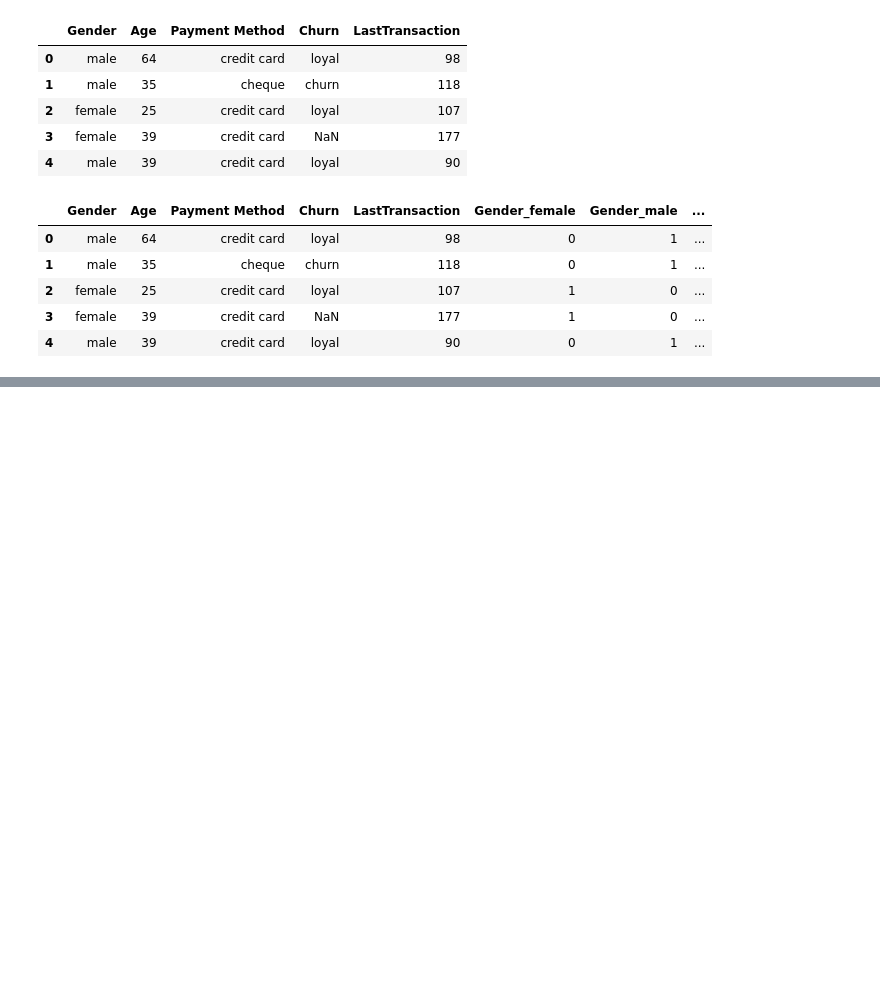
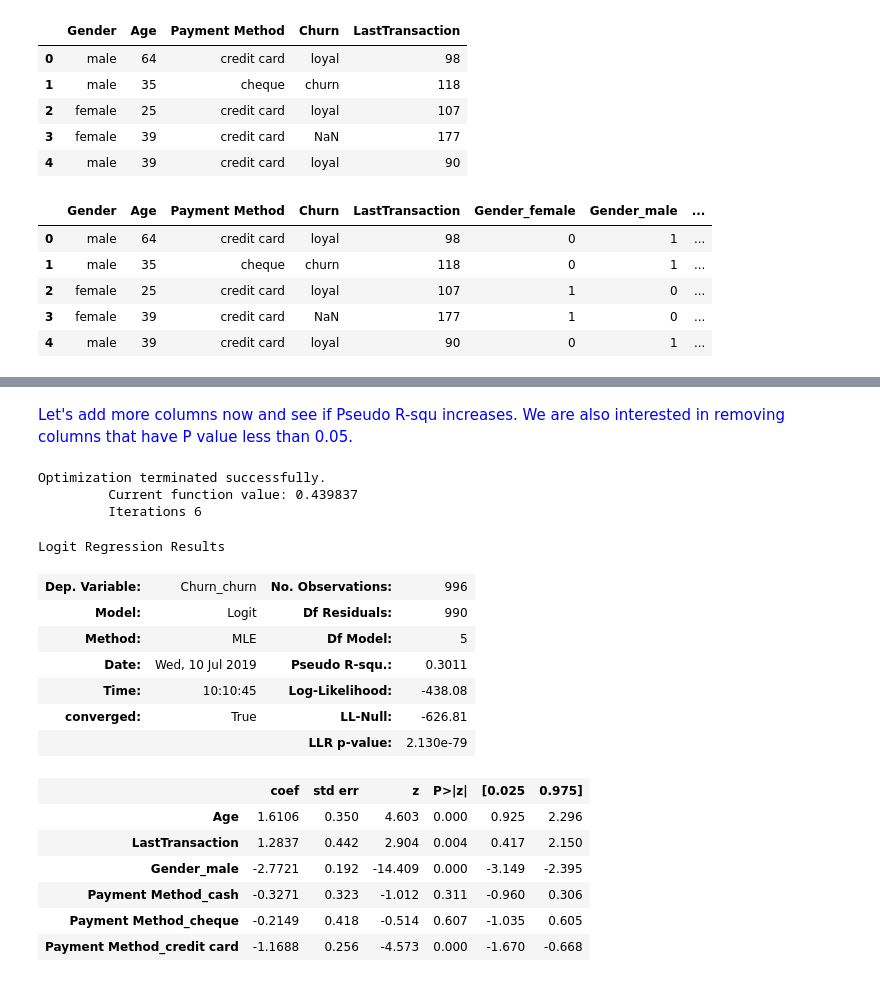
Before and after one commit to awaiskaleem/OsloMet_GroupGitHub, a Jupyter notebook: Workshop 5 - Machine Learners.ipynb, the cells around one changed output, grey strips where cells are left out. Cells and saved outputs as stored; diff of their text form; code cells hidden in the pictures; blank space fills up the shorter version.

```diff
--- a/Workshop 5 - Machine Learners.ipynb
+++ b/Workshop 5 - Machine Learners.ipynb
@@ -120,0 +135,23 @@ array([[0.90900427, 0.09099573],
+# %% [markdown]
+<font color = blue>Let's add more columns now and see if Pseudo R-squ increases. We are also interested in removing columns that have P value less than 0.05.
+# %%
+Logit(df[col_dict['pred_cols']],df[col_dict['train_cols']]).fit().summary()
+# %% [output]
+Optimization terminated successfully.
+         Current function value: 0.439837
+         Iterations 6
+Logit Regression Results
+| Dep. Variable: | Churn_churn | No. Observations: | 996 |
+| Model: | Logit | Df Residuals: | 990 |
+| Method: | MLE | Df Model: | 5 |
+| Date: | Wed, 10 Jul 2019 | Pseudo R-squ.: | 0.3011 |
+| Time: | 10:10:45 | Log-Likelihood: | -438.08 |
+| converged: | True | LL-Null: | -626.81 |
+|  |  | LLR p-value: | 2.130e-79 |
+|  | coef | std err | z | P>|z| | [0.025 | 0.975] |
+| Age | 1.6106 | 0.350 | 4.603 | 0.000 | 0.925 | 2.296 |
+| LastTransaction | 1.2837 | 0.442 | 2.904 | 0.004 | 0.417 | 2.150 |
+| Gender_male | -2.7721 | 0.192 | -14.409 | 0.000 | -3.149 | -2.395 |
+| Payment Method_cash | -0.3271 | 0.323 | -1.012 | 0.311 | -0.960 | 0.306 |
+| Payment Method_cheque | -0.2149 | 0.418 | -0.514 | 0.607 | -1.035 | 0.605 |
+| Payment Method_credit card | -1.1688 | 0.256 | -4.573 | 0.000 | -1.670 | -0.668 |
```
Also changed, not shown: parts of 23 cells of this notebook, 1 other file.
